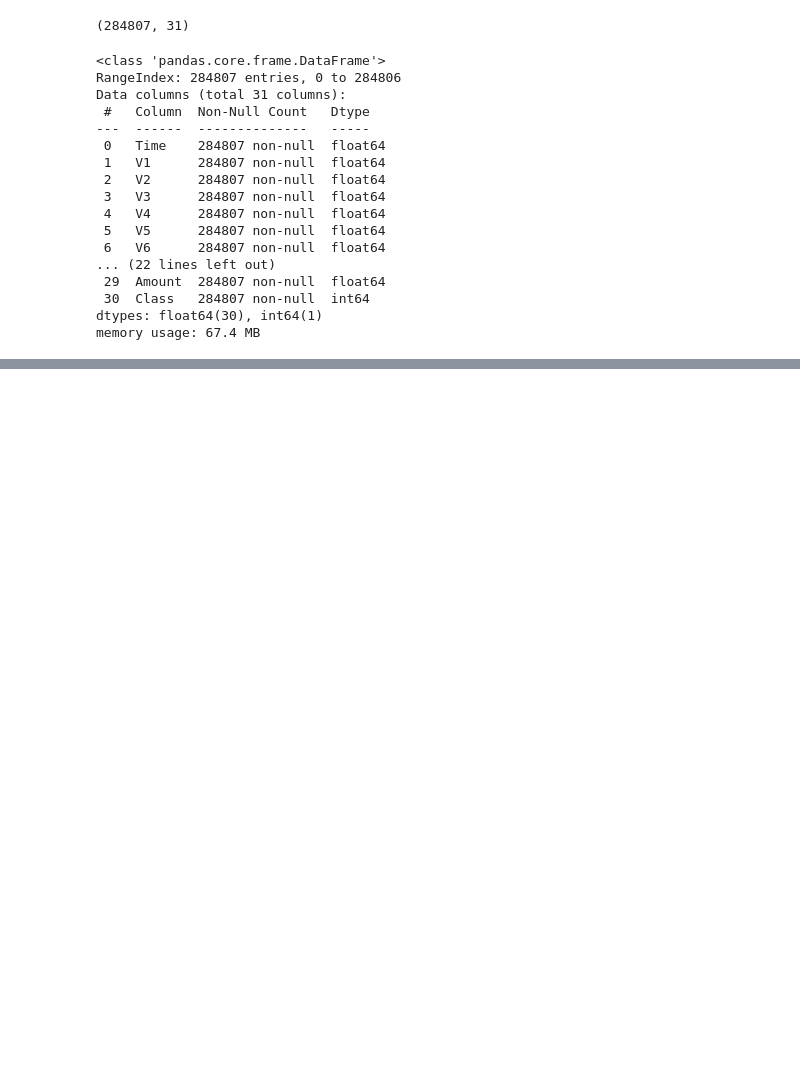
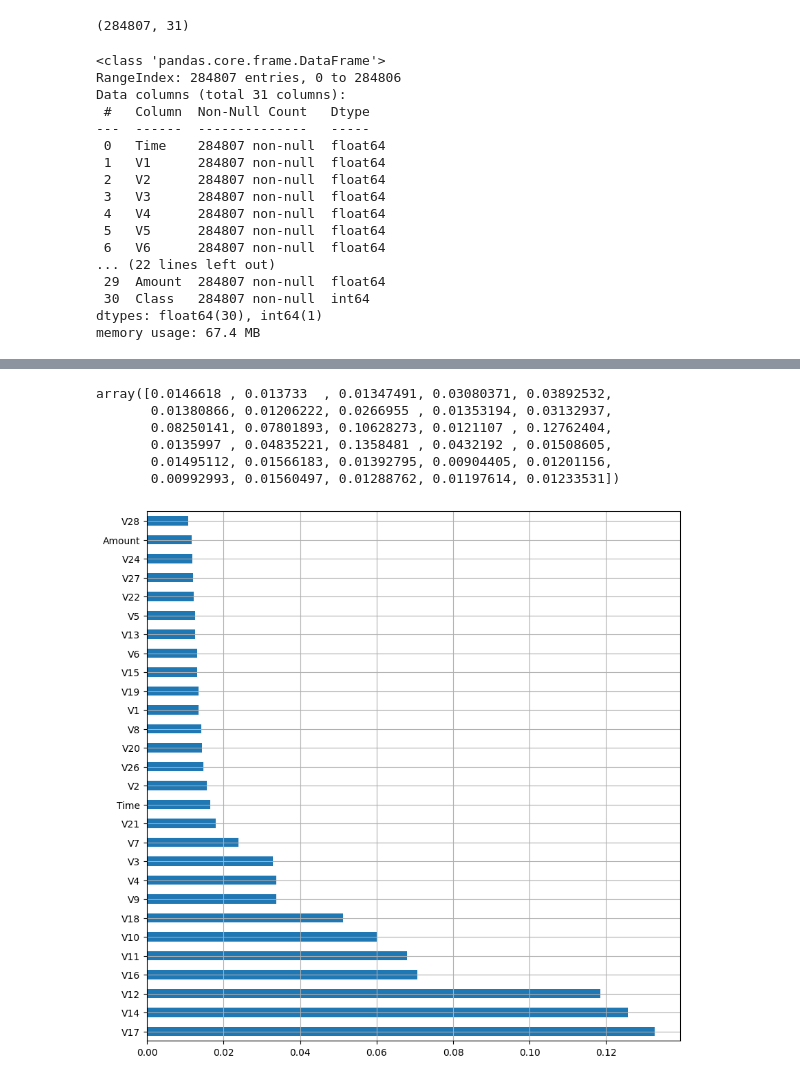
Before and after one commit to sujataprasad01/ML-Credit-Card-Fraud-Detection, a Jupyter notebook: Decision_Tree_Classifier_&_Random_Forest_Classifier_(Credit_Card_Fraud_Detection).ipynb, the cells around one changed output, grey strips where cells are left out. Cells and saved outputs as stored; diff of their text form; code cells hidden in the pictures; blank space fills up the shorter version.

```diff
--- a/Decision_Tree_Classifier_&_Random_Forest_Classifier_(Credit_Card_Fraud_Detection).ipynb
+++ b/Decision_Tree_Classifier_&_Random_Forest_Classifier_(Credit_Card_Fraud_Detection).ipynb
@@ -69,0 +144,3 @@ df.describe()
+# %%
+X=df.iloc[:,:-1]
+Y=df.iloc[:,-1]
@@ -69,0 +154,2 @@ df.describe()
+# %%
+model=ExtraTreesClassifier()
@@ -69,0 +160,16 @@ df.describe()
+# %%
+model.feature_importances_
+# %% [output]
+array([0.0146618 , 0.013733  , 0.01347491, 0.03080371, 0.03892532,
+       0.01380866, 0.01206222, 0.0266955 , 0.01353194, 0.03132937,
+       0.08250141, 0.07801893, 0.10628273, 0.0121107 , 0.12762404,
+       0.0135997 , 0.04835221, 0.1358481 , 0.0432192 , 0.01508605,
+       0.01495112, 0.01566183, 0.01392795, 0.00904405, 0.01201156,
+       0.00992993, 0.01560497, 0.01288762, 0.01197614, 0.01233531])
+# %%
+plt.figure(figsize=(10,10))
+feat=pd.Series(model.feature_importances_, index=X.columns)
+feat.nlargest(28).plot(kind='barh')
+plt.grid()
+# %% [output]
+[figure, added]
```
Also changed, not shown: parts of 32 cells of this notebook.
